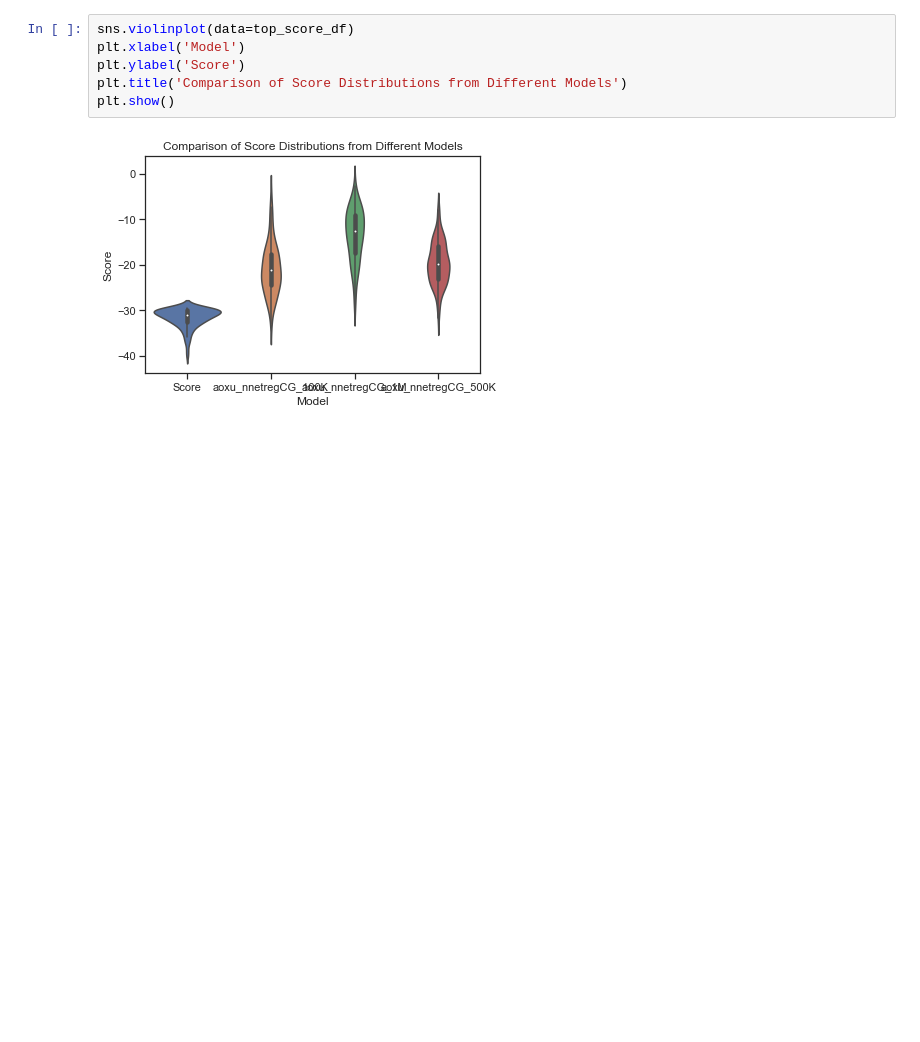
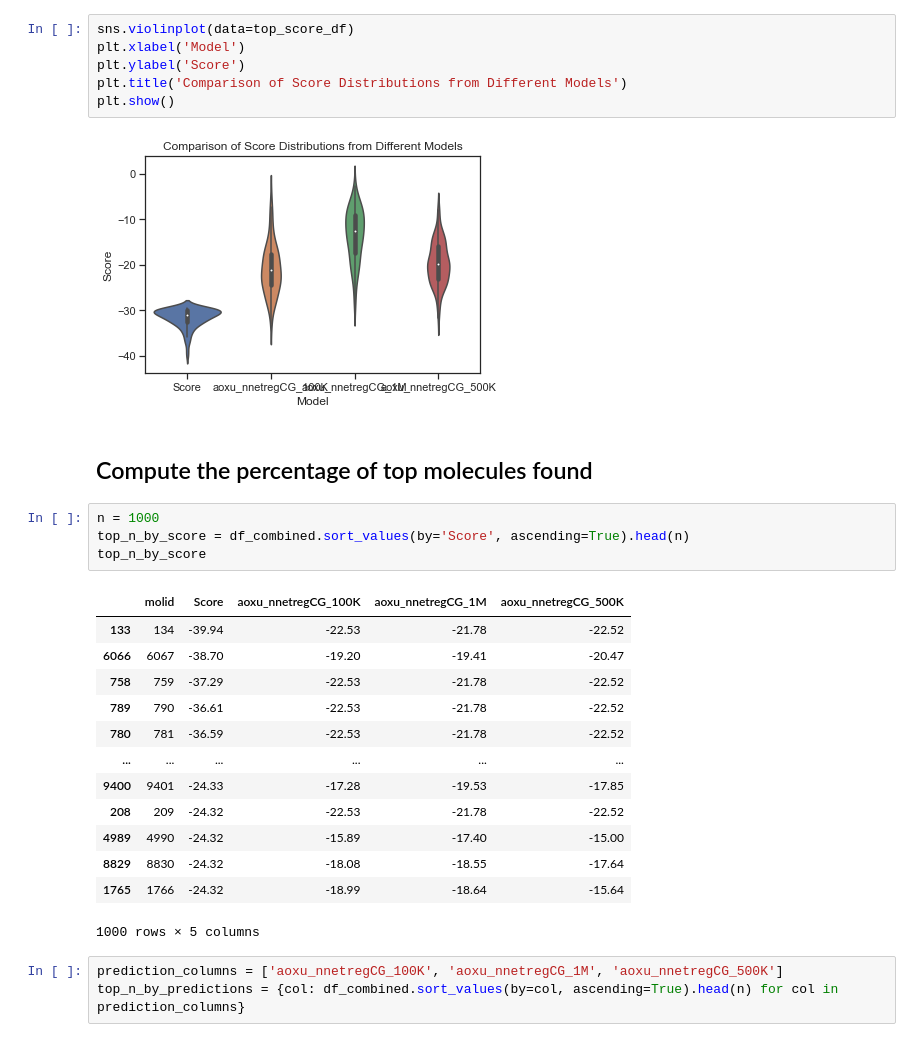
Before and after one commit to AaronXu9/DockingPrediction, a Jupyter notebook: data_processing/aggregate_pred.ipynb, the cells around one changed output. Drawn from its saved outputs; the diff is of its cells as text; blank space fills up the shorter version.

```diff
--- a/data_processing/aggregate_pred.ipynb
+++ b/data_processing/aggregate_pred.ipynb
@@ -246,3 +246,26 @@ plt.title('Comparison of Score Distributions from Different Models')
 plt.show()
 # %% [output]
 [figure]
+# %% [markdown]
+## Compute the percentage of top molecules found
+# %%
+n = 1000
+top_n_by_score = df_combined.sort_values(by='Score', ascending=True).head(n)
+top_n_by_score
+# %% [output]
+|  | molid | Score | aoxu_nnetregCG_100K | aoxu_nnetregCG_1M | aoxu_nnetregCG_500K |
+| 133 | 134 | -39.94 | -22.53 | -21.78 | -22.52 |
+| 6066 | 6067 | -38.70 | -19.20 | -19.41 | -20.47 |
+| 758 | 759 | -37.29 | -22.53 | -21.78 | -22.52 |
+| 789 | 790 | -36.61 | -22.53 | -21.78 | -22.52 |
+| 780 | 781 | -36.59 | -22.53 | -21.78 | -22.52 |
+| ... | ... | ... | ... | ... | ... |
+| 9400 | 9401 | -24.33 | -17.28 | -19.53 | -17.85 |
+| 208 | 209 | -24.32 | -22.53 | -21.78 | -22.52 |
+| 4989 | 4990 | -24.32 | -15.89 | -17.40 | -15.00 |
+| 8829 | 8830 | -24.32 | -18.08 | -18.55 | -17.64 |
+| 1765 | 1766 | -24.32 | -18.99 | -18.64 | -15.64 |
+1000 rows × 5 columns
+# %%
+prediction_columns = ['aoxu_nnetregCG_100K', 'aoxu_nnetregCG_1M', 'aoxu_nnetregCG_500K']
+top_n_by_predictions = {col: df_combined.sort_values(by=col, ascending=True).head(n) for col in prediction_columns}
```
Also changed, not shown: parts of 7 cells of this notebook, 14 other files.
